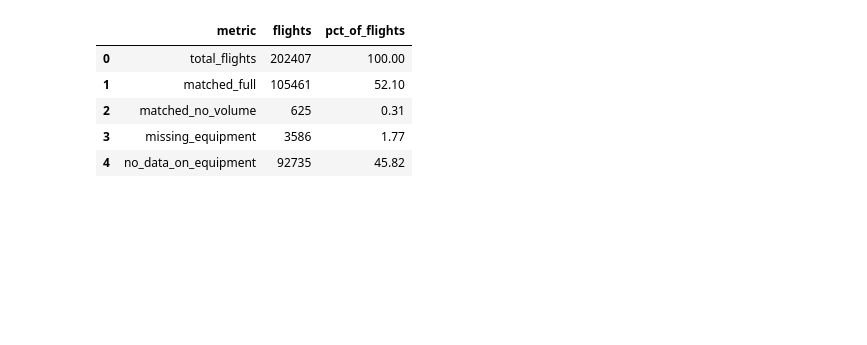
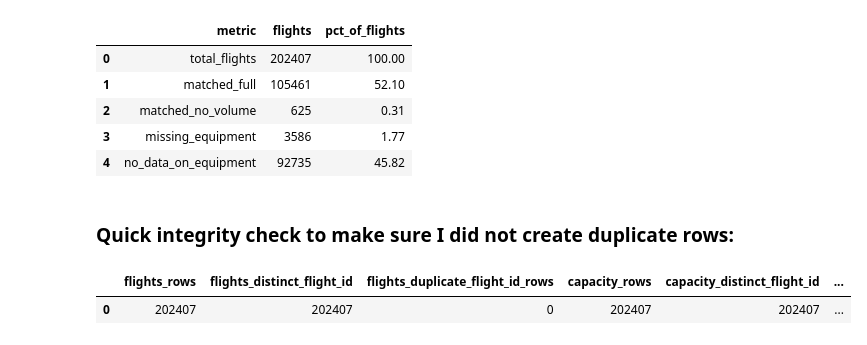
Before and after one commit to kaan-altinay/state-of-the-sky, a Jupyter notebook: notebooks/data_visualisation.ipynb, the cells around one changed output. Saved outputs shown, nothing was run; the diff lists cells and outputs as text; code cells hidden in the pictures; blank space fills up the shorter version.

```diff
--- a/notebooks/data_visualisation.ipynb
+++ b/notebooks/data_visualisation.ipynb
@@ -144,3 +153,40 @@ con.execute("""   SELECT metric, flights, pct_of_flights
 | 2 | matched_no_volume | 625 | 0.31 |
 | 3 | missing_equipment | 3586 | 1.77 |
 | 4 | no_data_on_equipment | 92735 | 45.82 |
+# %% [markdown]
+### Quick integrity check to make sure I did not create duplicate rows:
+# %%
+integrity = con.execute("""
+WITH f AS (
+    SELECT
+        COUNT(*) AS flights_rows,
+        COUNT(DISTINCT flight_id) AS flights_distinct_flight_id
+    FROM flights
+),
+fc AS (
+    SELECT
+        COUNT(*) AS capacity_rows,
+        COUNT(DISTINCT flight_id) AS capacity_distinct_flight_id
+    FROM flight_capacity
+)
+SELECT
+    f.flights_rows,
+    f.flights_distinct_flight_id,
+    (f.flights_rows - f.flights_distinct_flight_id) AS flights_duplicate_flight_id_rows,
+    fc.capacity_rows,
+    fc.capacity_distinct_flight_id,
+    (fc.capacity_rows - fc.capacity_distinct_flight_id) AS capacity_duplicate_flight_id_rows,
+    (fc.capacity_rows - f.flights_rows) AS row_count_diff_capacity_minus_flights,
+    CASE
+        WHEN fc.capacity_rows = f.flights_rows
+        AND fc.capacity_distinct_flight_id = f.flights_distinct_flight_id
+        THEN 'PASS'
+        ELSE 'CHECK'
+    END AS one_row_per_flight_check
+FROM f, fc;
+""").df()
+
+display(integrity)
+# %% [output]
+|  | flights_rows | flights_distinct_flight_id | flights_duplicate_flight_id_rows | capacity_rows | capacity_distinct_flight_id | ... |
+| 0 | 202407 | 202407 | 0 | 202407 | 202407 | ... |
```
Also changed, not shown: parts of 12 cells of this notebook, 3 other files.
